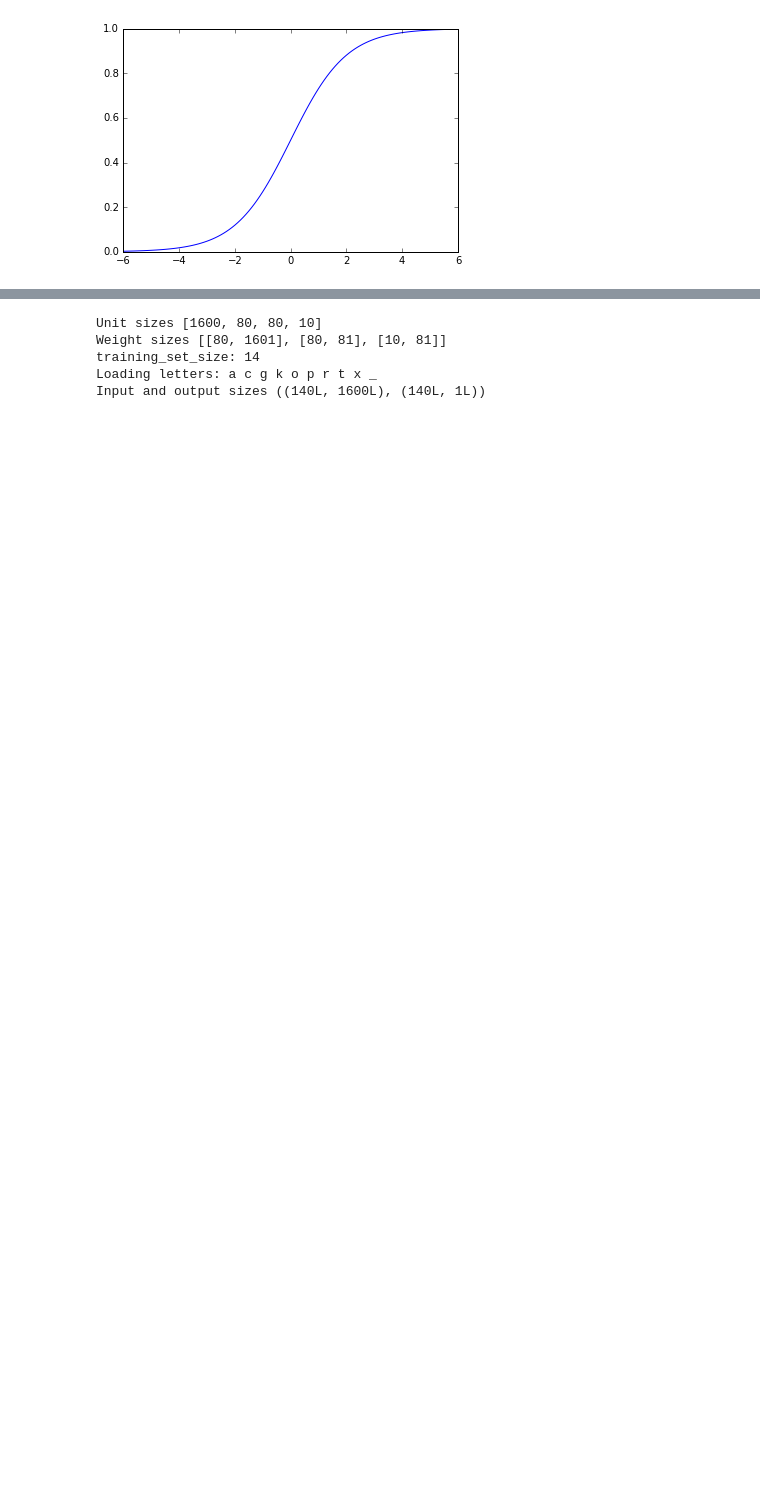
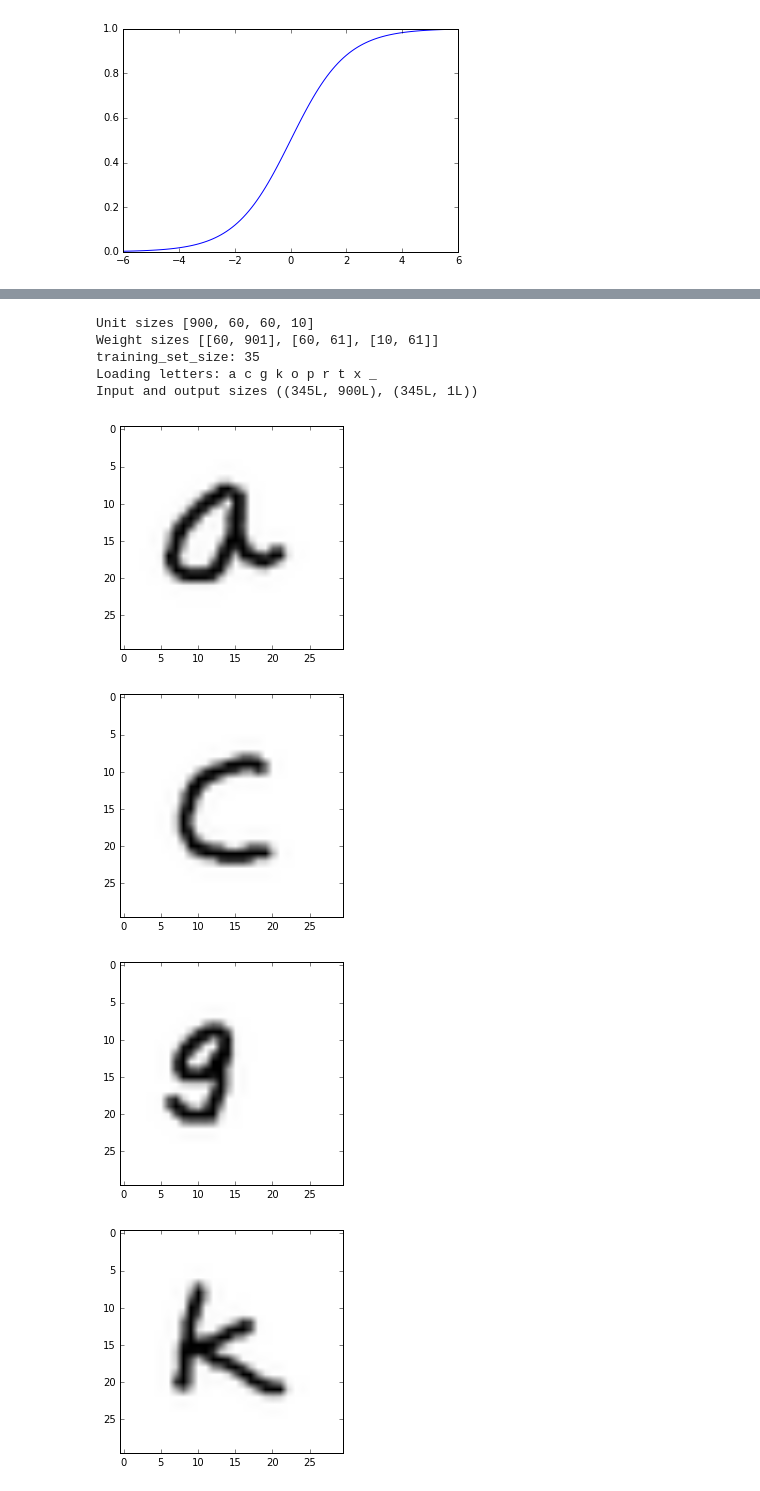
Before and after one commit to kburnik/machine-learning, a Jupyter notebook: neural_net_handwriting_recognition.ipynb, the cells around one changed output, grey strips where cells are left out. Cells and saved outputs as stored; diff of their text form; code cells hidden in the pictures; blank space fills up the shorter version.

```diff
--- a/neural_net_handwriting_recognition.ipynb
+++ b/neural_net_handwriting_recognition.ipynb
@@ -80,20 +76,20 @@ def get_handwriting_training_files(letter):
     for filename in filenames:
       yield os.path.join(directory, filename)
 
-def get_handwriting_training_data(letter, display=False, w=40, h=40):
-   for filename in get_handwriting_training_files(letter):
-      im = Image.open(filename)
-      im.thumbnail((w, h), Image.ANTIALIAS)
+def get_handwriting_training_data(letter, start=0, limit=1000000, display=0, w=20, h=20):
+  i = -1
+  for filename in get_handwriting_training_files(letter):
+    i += 1
+    if i < start:
+      continue
+    if i > limit:
+      break
+    im = Image.open(filename)
+    im.thumbnail((w, h), Image.ANTIALIAS)
 
-      if display:
-        pyplot.figure()
-        pyplot.imshow(np.asarray(im))
+    if i < display:
+      pyplot.figure()
+      pyplot.imshow(np.asarray(im))
 
-      data = image_to_intensity(im)
-      yield data
-
-for sample in get_handwriting_training_data("p", True):
-  continue
-
-
-# print image_to_intensity(im)
+    data = image_to_intensity(im)
+    yield data
@@ -222,13 +212,13 @@ for l in letters:
 
 training_data_reverse = {v: k for k, v in training_data.items()}
 
-img_width = 40
-img_height = 40
+img_width = 30
+img_height = 30
 
 # Neural network specification
 input_size = img_width * img_height
 output_size = len(training_data.values())
-hidden_layer_size = 80
+hidden_layer_size = 60
 num_hidden_layers = 2
 
 # Random initial weights for the NN.
@@ -238,36 +228,41 @@ weights = generate_weights(input_size, output_size, hidden_layer_size, num_hidde
 unit_sizes = [input_size] + num_hidden_layers * [hidden_layer_size] + [output_size]
 weight_sizes = get_weight_sizes(unit_sizes)
 
 input_data = []
 output_data = []
 
 # Percentage of the data set used for training (the rest goes for testing/cross-validation)
 training_percentage = 0.7
 
-example_set_size = 20
+example_set_size = 50
 training_set_size = int(round(example_set_size * training_percentage))
 
 print "training_set_size:", training_set_size
 
 print "Loading letters:",
 
 for letter, y_val in training_data.iteritems():
   print letter,
   i = 0
-  for sample in get_handwriting_training_data(letter):
+
+  for sample in get_handwriting_training_data(letter, display=1, start=0, limit=training_set_size,w=img_width, h=img_height):
     if i < training_set_size:
       input_data.append(sample)
       output_data.append(y_val)
     i += 1
 
 x = np.matrix(input_data)
 y = np.matrix(np.array(output_data)).T
 
 print
 print "Input and output sizes", (x.shape, y.shape)
 # %% [output]
-Unit sizes [1600, 80, 80, 10]
-Weight sizes [[80, 1601], [80, 81], [10, 81]]
-training_set_size: 14
+Unit sizes [900, 60, 60, 10]
+Weight sizes [[60, 901], [60, 61], [10, 61]]
+training_set_size: 35
 Loading letters: a c g k o p r t x _
-Input and output sizes ((140L, 1600L), (140L, 1L))
+Input and output sizes ((345L, 900L), (345L, 1L))
+[figure, added]
+[figure, added]
+[figure, added]
+[figure, added]
```
Also changed, not shown: parts of 8 cells of this notebook.
